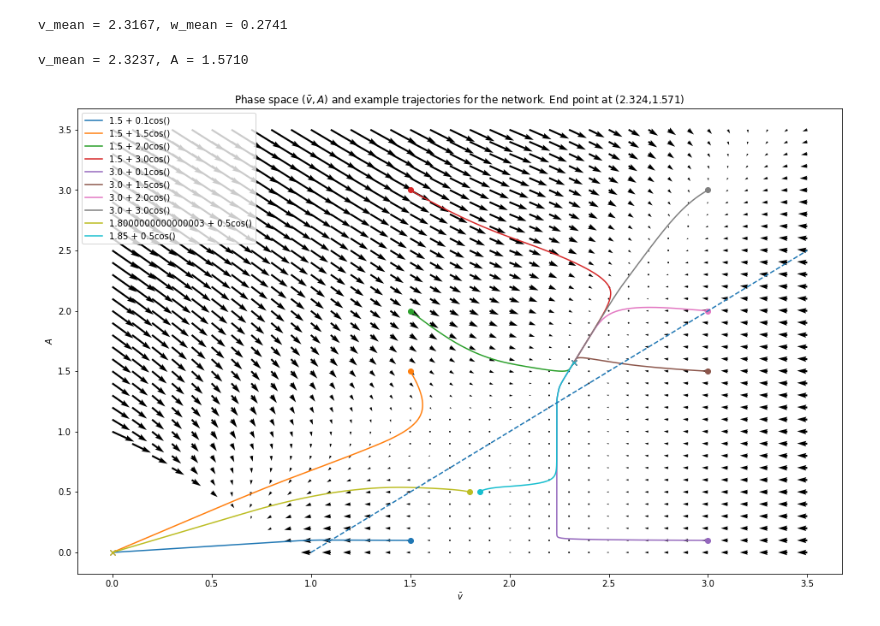
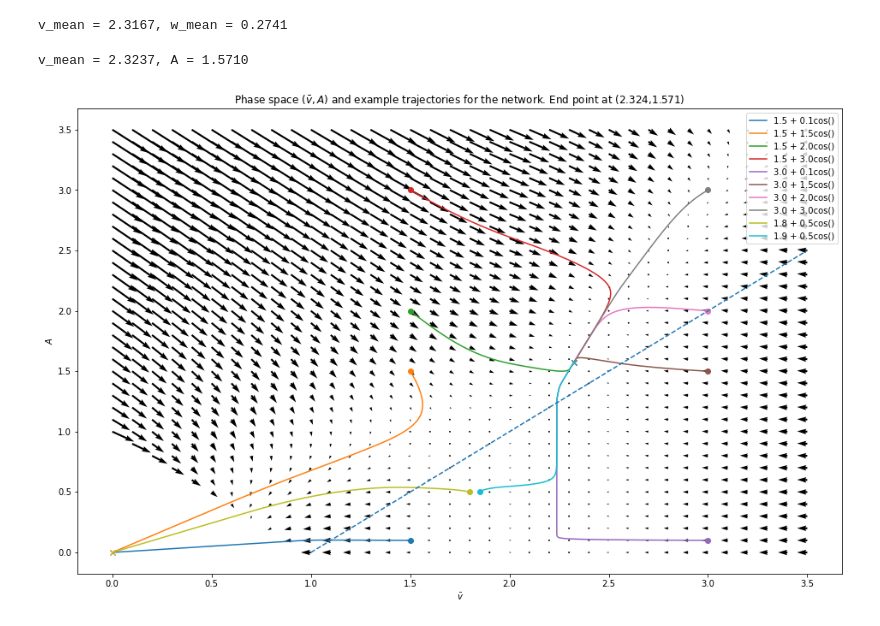
Before and after one commit to Dominic-DallOsto/Spiking-Insect-Head-Direction-Network, a Jupyter notebook: rate_analysis.ipynb, the cells around one changed output. Saved outputs shown, nothing was run; the diff lists cells and outputs as text; code cells hidden in the pictures.

Commit message:
Fix rate analysis plot legend text format

```diff
--- a/rate_analysis.ipynb
+++ b/rate_analysis.ipynb
@@ -387,28 +387,28 @@ for i,v_bar in enumerate(v_mean_range):
 # %%
 half_amplitude = lambda x: 0.5*(x.max() - x.min())
 
 v_sample = [1.5 + 0.1*cosine(1, N, 4)(t), 1.5 + 1.5*cosine(1, N, 4)(t), 1.5 + 2*cosine(1, N, 4)(t), 1.5 + 3*cosine(1, N, 4)(t), 3 + 0.1*cosine(1, N, 4)(t), 3 + 1.5*cosine(1, N, 4)(t), 3 + 2*cosine(1, N, 4)(t), 3 + 3*cosine(1, N, 4)(t), 1.8 + 0.5*cosine(1, N, 4)(t), 1.85 + 0.5*cosine(1, N, 4)(t)]
 
 plt.figure(figsize=(16,10))
 plt.quiver(v_mean_range, A_range, v_mean_dots.T, A_dots.T)
 plt.xlabel(r'$\bar v$')
 plt.ylabel(r'$A$')
 
 for i, v_in in enumerate(v_sample):
 	trajectory = simulate(v_in, 20000)
 	c = plt.rcParams['axes.prop_cycle'].by_key()['color'][i]
-	plt.plot(np.mean(trajectory, axis=1), 0.5*abs(np.max(trajectory, axis=1) - np.min(trajectory, axis=1)), label=f'{v_in.mean()} + {(v_in.max()-v_in.min())/2:.1f}cos()', color=c)
+	plt.plot(np.mean(trajectory, axis=1), 0.5*abs(np.max(trajectory, axis=1) - np.min(trajectory, axis=1)), label=f'{v_in.mean():.1f} + {(v_in.max()-v_in.min())/2:.1f}cos()', color=c)
 	plt.plot(np.mean(trajectory[0]), half_amplitude(trajectory[0]), 'o', color=c)
 	plt.plot(np.mean(trajectory[-1]), half_amplitude(trajectory[-1]), 'x', color=c)
 
 print(f'v_mean = {np.mean(x := simulate(v_sample[-1], 20000)[-1]):.4f}, A = {half_amplitude(x):.4f}')
 
 plt.plot(v_mean_range[v_mean_range >= theta_E], v_mean_range[v_mean_range >= theta_E] - theta_E, '--')
 
 
 plt.title(rf'Phase space ($\bar v, A$) and example trajectories for the network. End point at ({np.mean(x := simulate(v_sample[-1], 20000)[-1]):.3f},{half_amplitude(x):.3f})')
 plt.legend()
 plt.show()
 # %% [output]
 v_mean = 2.3237, A = 1.5710
-[figure, old version]
+[figure, new version]
```
